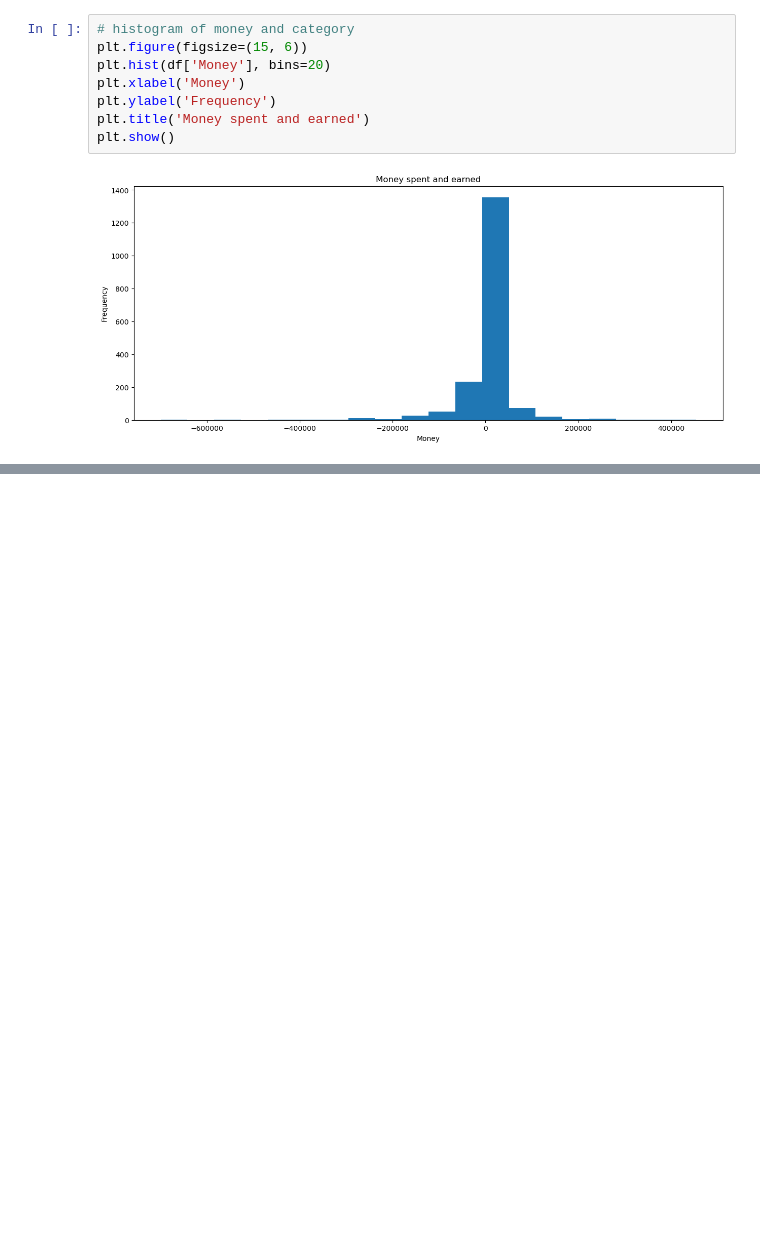
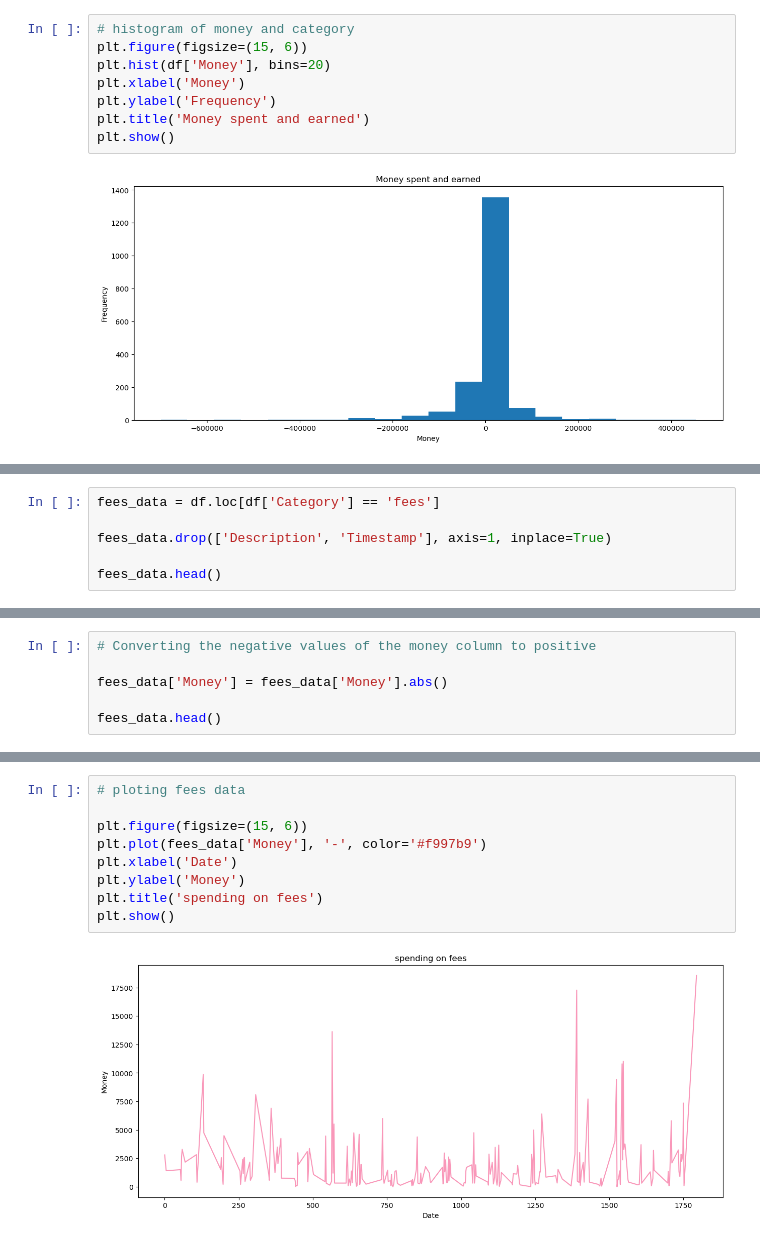
Before and after one commit to kannanjayachandran/Sim-Data-Analysis, a Jupyter notebook: SIm_eda.ipynb, the cells around one changed output, grey strips where cells are left out. Drawn from its saved outputs; the diff is of its cells as text; blank space fills up the shorter version.

```diff
--- a/SIm_eda.ipynb
+++ b/SIm_eda.ipynb
@@ -222,0 +230,6 @@ plt.show()
+# %%
+fees_data = df.loc[df['Category'] == 'fees']
+
+fees_data.drop(['Description', 'Timestamp'], axis=1, inplace=True)
+
+fees_data.head()
@@ -222,0 +247,6 @@ plt.show()
+# %%
+# Converting the negative values of the money column to positive
+
+fees_data['Money'] = fees_data['Money'].abs()
+
+fees_data.head()
@@ -222,0 +265,11 @@ plt.show()
+# %%
+# ploting fees data
+
+plt.figure(figsize=(15, 6))
+plt.plot(fees_data['Money'], '-', color='#f997b9')
+plt.xlabel('Date')
+plt.ylabel('Money')
+plt.title('spending on fees')
+plt.show()
+# %% [output]
+[figure, added]
```
Also changed, not shown: parts of 8 cells of this notebook, 1 other file.
